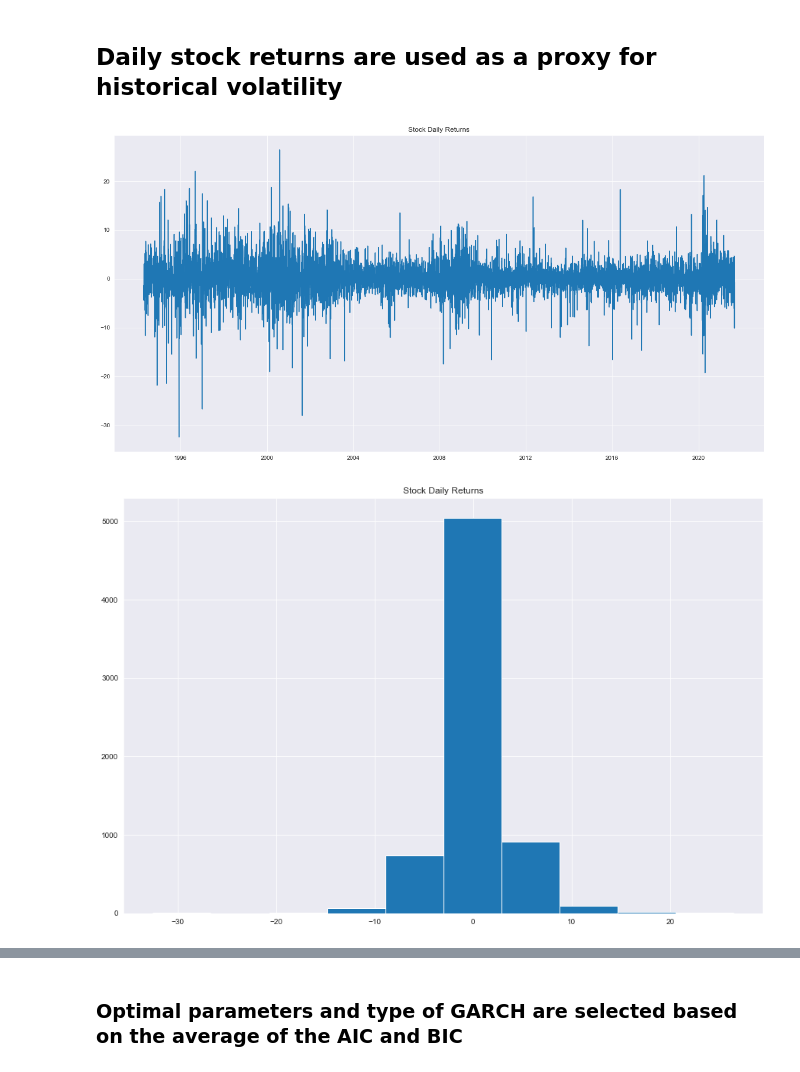
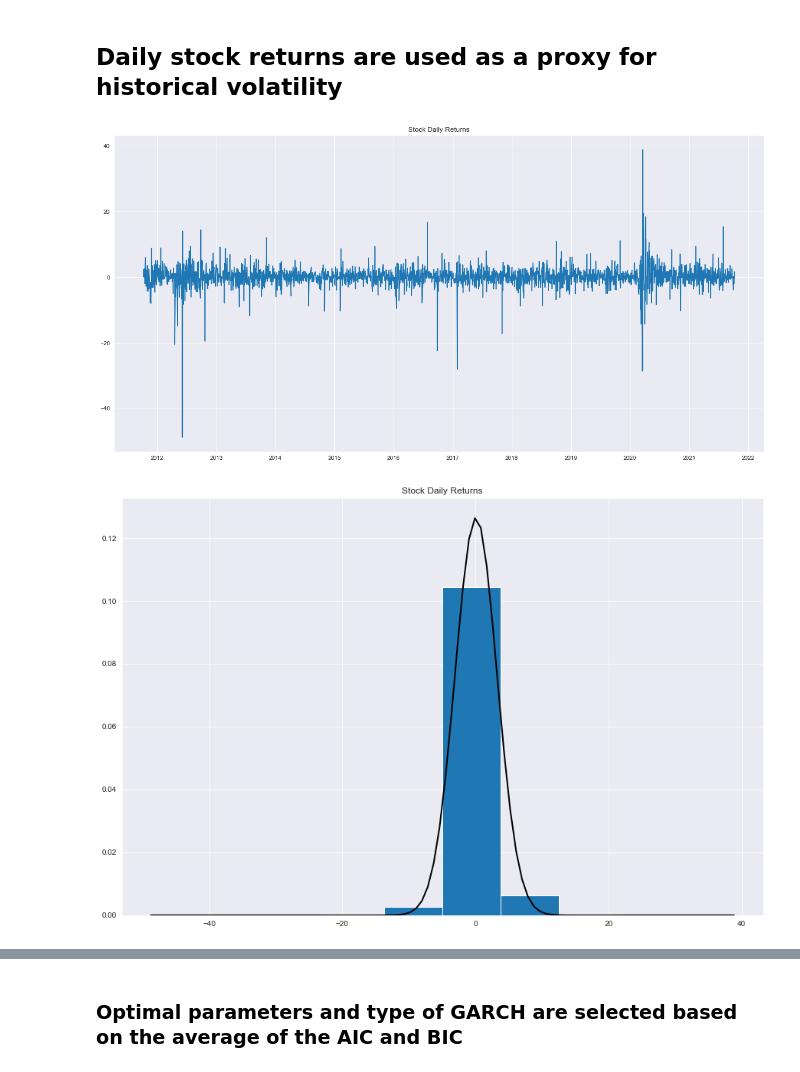
Before and after one commit to AlexStew14/MarketScripts, a Jupyter notebook: garch.ipynb, the cells around one changed output, grey strips where cells are left out. Saved outputs shown, nothing was run; the diff lists cells and outputs as text; code cells hidden in the pictures.

```diff
--- a/garch.ipynb
+++ b/garch.ipynb
@@ -15,8 +17,8 @@ import statsmodels.api as sm
 import probscale
 # %%
-symbol = 'AEO'
+symbol = 'TPX'
 stock = yf.Ticker(symbol)
-hist = stock.history(period='MAX', interval='1d')
+hist = stock.history(period='10y', interval='1d')
 s_types = {'Open': np.float16}
 hist = hist.astype(s_types)
 print(hist.info())
@@ -76,11 +78,16 @@ plt.plot(returns)
 plt.title('Stock Daily Returns')
 plt.show()
 # %% [output]
-[figure, old version]
+[figure, new version]
 # %%
 plt.figure(figsize=(15,10))
-plt.hist(returns)
+plt.hist(returns, density=True)
 plt.title('Stock Daily Returns')
+
+mu, std = norm.fit(returns)
+x = np.linspace(returns.min(), returns.max(), 100)
+p = norm.pdf(x, mu, std)
+plt.plot(x, p, 'k', linewidth=2)
 plt.show()
 # %% [output]
-[figure, old version]
+[figure, new version]
```
Also changed, not shown: parts of 18 cells of this notebook, 15 other files.
